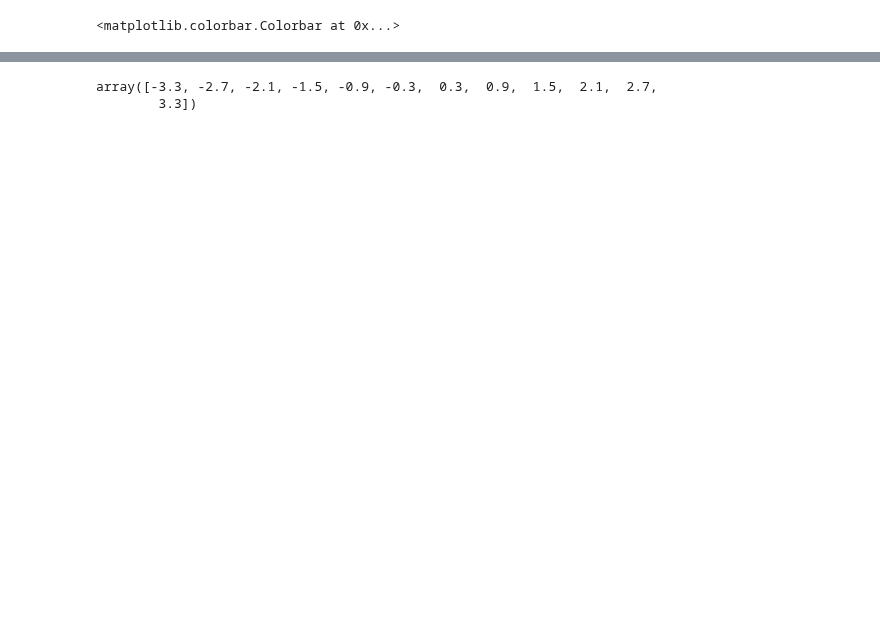
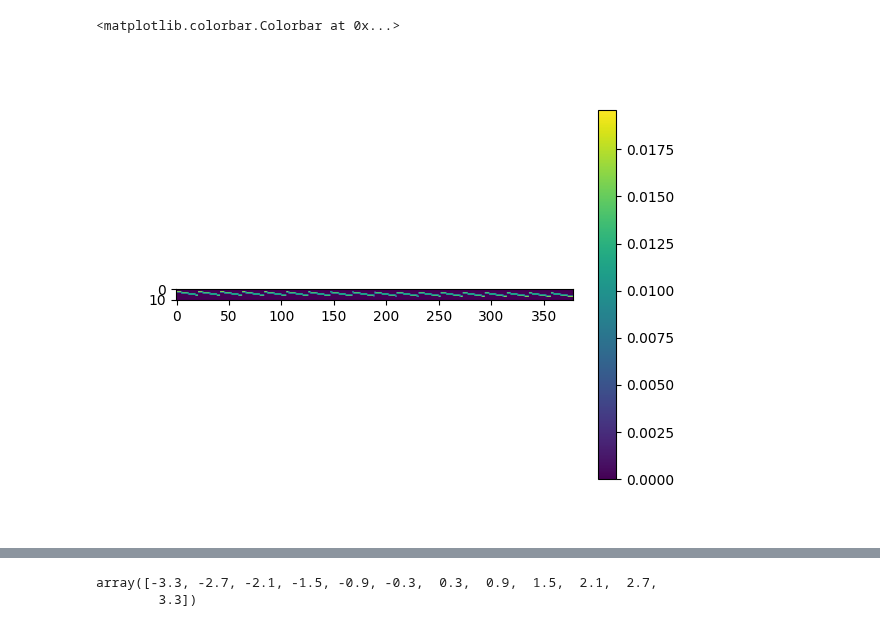
Before and after one commit to butala/pyinverse, a Jupyter notebook: notebooks/Test polytope radon.ipynb, the cells around one changed output, grey strips where cells are left out. Drawn from its saved outputs; the diff is of its cells as text; code cells hidden in the pictures; blank space fills up the shorter version.

Commit message:
Updated to use functions in pyinverse.radon.

```diff
--- a/notebooks/Test polytope radon.ipynb
+++ b/notebooks/Test polytope radon.ipynb
@@ -19,9 +19,10 @@ axis_x = RegularAxis.linspace(-1, 1, Nx)
 axis_y = RegularAxis.linspace(-1, 1, Ny)
 axis_t = RegularAxis.linspace(-3, 3, Np)
 #axis_theta = RegularAxis.linspace(0, 180, Na, endpoint=False)
+axis_theta = RegularAxis.linspace(25, 180, Na, endpoint=False)
 #axis_theta = RegularAxis.linspace(90, 180, Na, endpoint=False)
 #axis_theta = RegularAxis.linspace(45, 180, Na, endpoint=False)
-axis_theta = RegularAxis.linspace(363, 180, Na, endpoint=False)
+# axis_theta = RegularAxis.linspace(363, 180, Na, endpoint=False)
 # %%
 grid = RegularGrid(axis_x, axis_y)
 grid_y = RegularGrid(axis_theta, axis_t)
@@ -98,3 +31,5 @@ for l in range(Np):
+# %%
+A_polytope = radon_matrix(grid, grid_y, a=1/grid_y.axis_y.T, _radon_matrix_ij=radon_matrix_ij_polytope)
 # %%
 fig, ax = plt.subplots()
 im = ax.imshow(A_radon.todense())
@@ -106,5 +40,5 @@ fig.colorbar(im)
 # %%
 fig, ax = plt.subplots()
-im = ax.imshow(A_polytope)
+im = ax.imshow(A_polytope.todense())
 fig.colorbar(im)
 # %% [output]
@@ -113,2 +45,3 @@ fig.colorbar(im)
 <matplotlib.colorbar.Colorbar at 0x...>
+[figure, added]
 # %%
```
Also changed, not shown: parts of 16 cells of this notebook.
